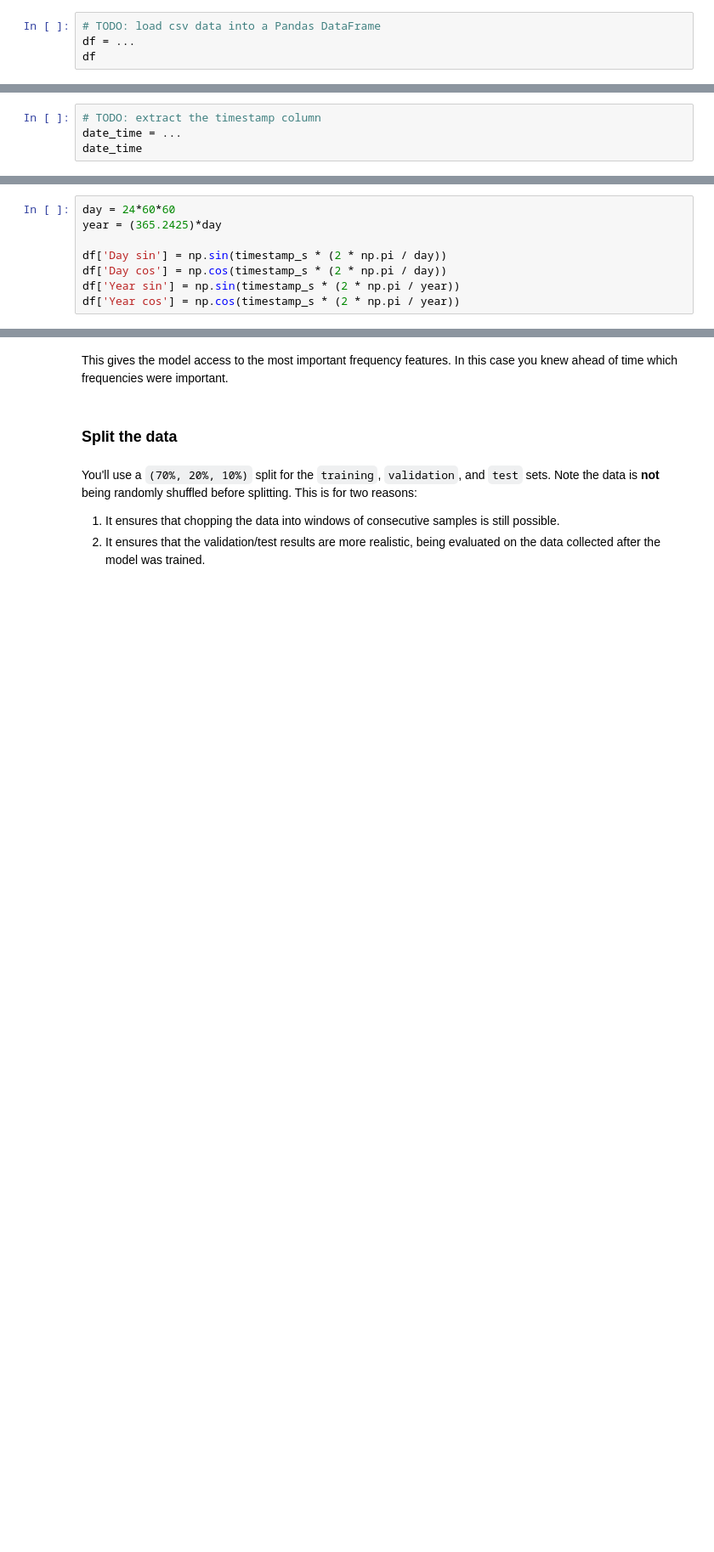
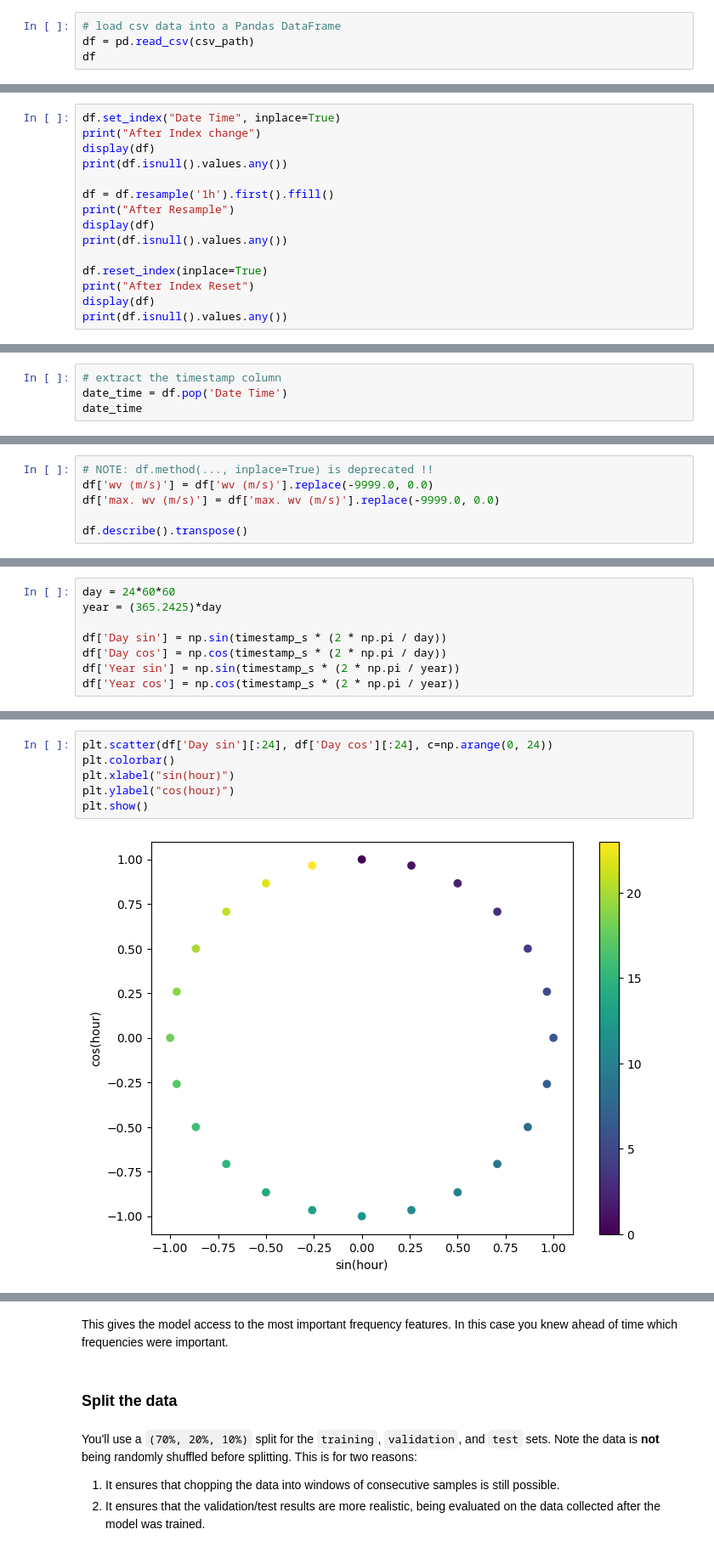
Before and after one commit to UniPG-MLG/Machine_Learning-Lab, a Jupyter notebook: 05_RNN/TODO_Time_Series_forecasting.ipynb, the cells around one changed output, grey strips where cells are left out. Shown at 85% size. Saved outputs shown, nothing was run; the diff lists cells and outputs as text; blank space fills up the shorter version.

Commit message:
♻️ (Lecture_05): update TODO notebook
Added a better visualization for cyclic encoding.
Improved sections after RNN single-output model.

```diff
--- a/05_RNN/TODO_Time_Series_forecasting.ipynb
+++ b/05_RNN/TODO_Time_Series_forecasting.ipynb
@@ -53,4 +58,4 @@ print(csv_path)
 # %%
-# TODO: load csv data into a Pandas DataFrame
-df = ...
+# load csv data into a Pandas DataFrame
+df = pd.read_csv(csv_path)
 df
@@ -82,0 +115,15 @@ This tutorial will just deal with **hourly predictions**, so start by sub-sampli
+# %%
+df.set_index("Date Time", inplace=True)
+print("After Index change")
+display(df)
+print(df.isnull().values.any())
+
+df = df.resample('1h').first().ffill()
+print("After Resample")
+display(df)
+print(df.isnull().values.any())
+
+df.reset_index(inplace=True)
+print("After Index Reset")
+display(df)
+print(df.isnull().values.any())
@@ -83,4 +178,4 @@ This tutorial will just deal with **hourly predictions**, so start by sub-sampli
 # %%
-# TODO: extract the timestamp column
-date_time = ...
+# extract the timestamp column
+date_time = df.pop('Date Time')
 date_time
@@ -128,0 +258,6 @@ df.describe().transpose()
+# %%
+# NOTE: df.method(..., inplace=True) is deprecated !!
+df['wv (m/s)'] = df['wv (m/s)'].replace(-9999.0, 0.0)
+df['max. wv (m/s)'] = df['max. wv (m/s)'].replace(-9999.0, 0.0)
+
+df.describe().transpose()
@@ -154,0 +320,8 @@ plt.show()
+# %%
+plt.scatter(df['Day sin'][:24], df['Day cos'][:24], c=np.arange(0, 24))
+plt.colorbar()
+plt.xlabel("sin(hour)")
+plt.ylabel("cos(hour)")
+plt.show()
+# %% [output]
+[figure, added]
```
Also changed, not shown: parts of 96 cells of this notebook.
